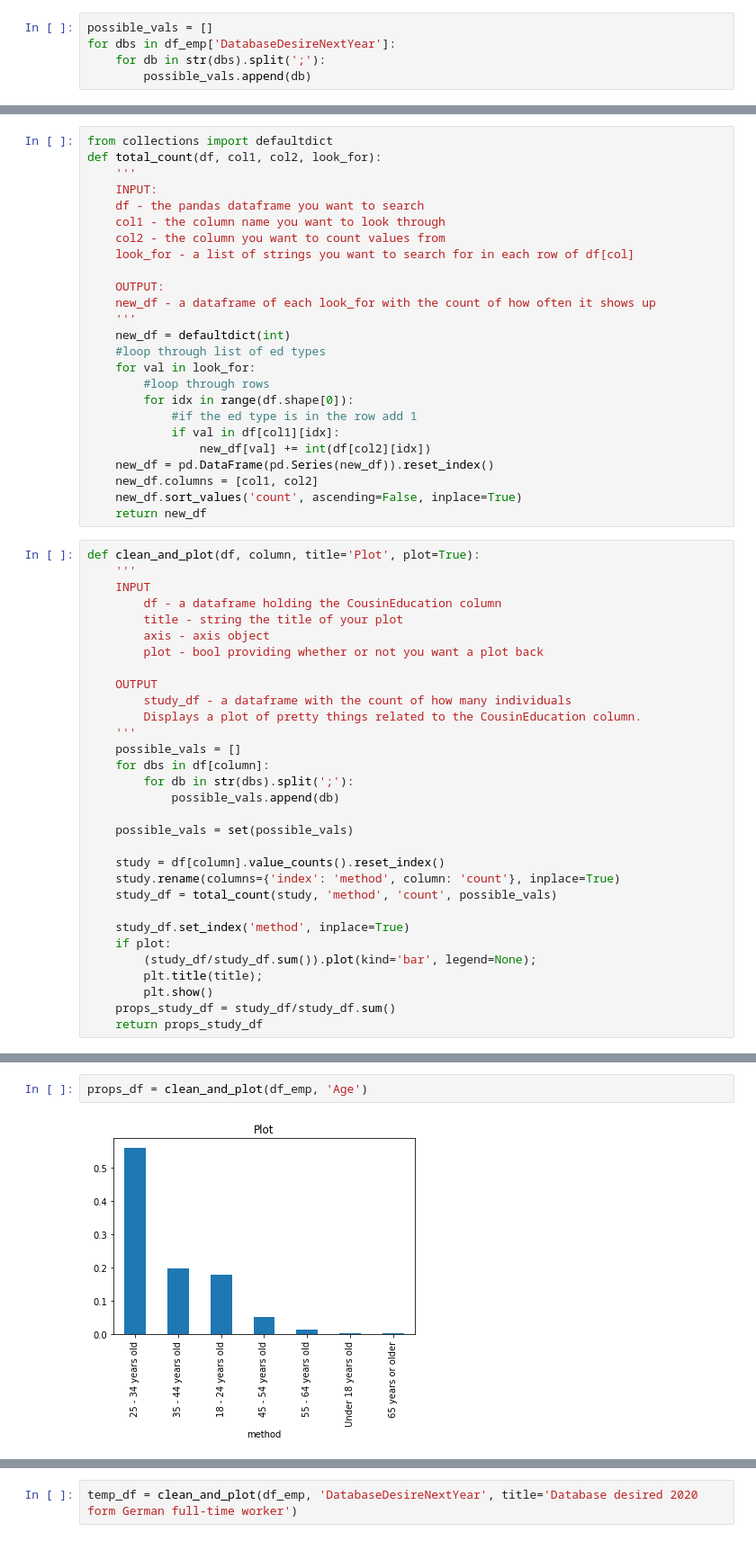
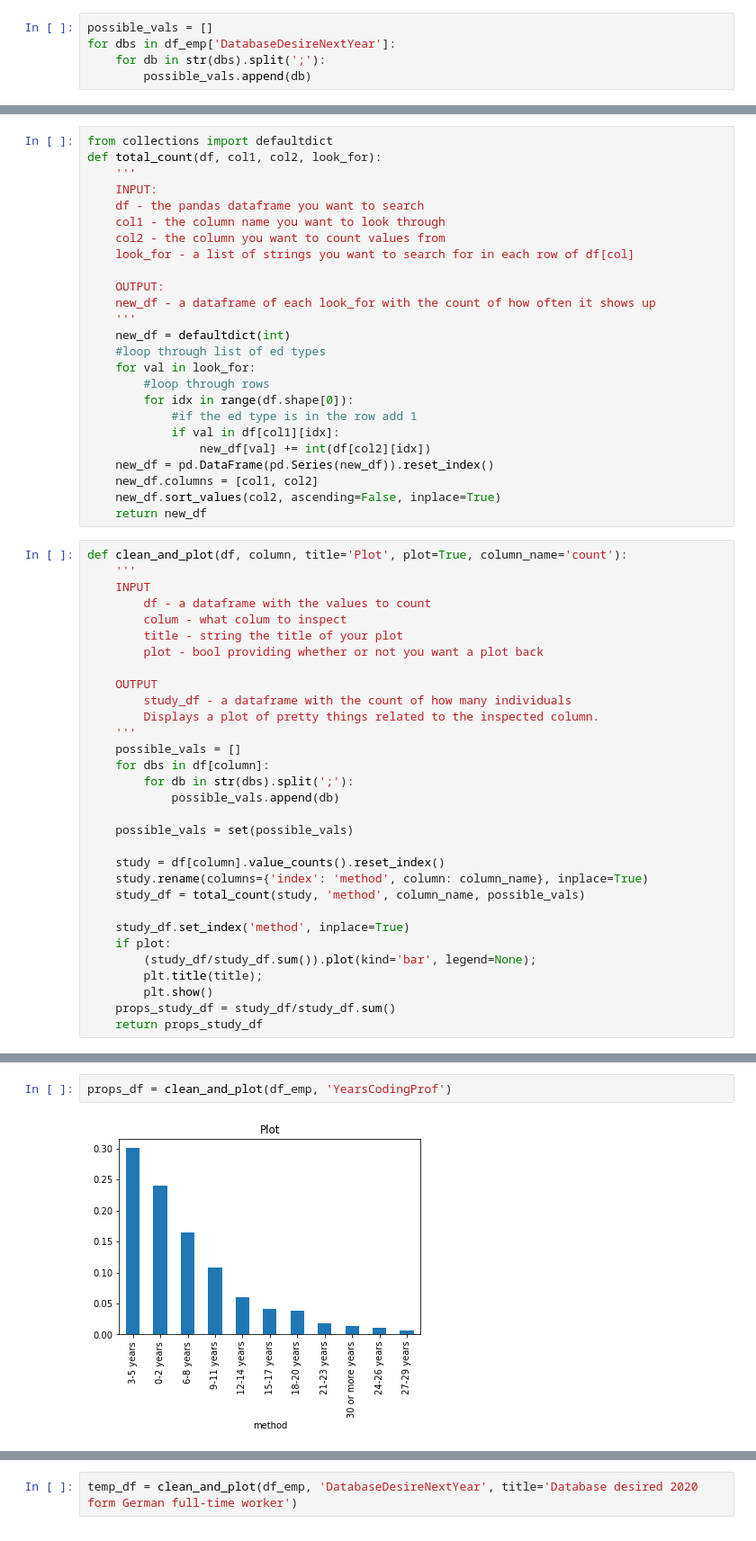
Before and after one commit to m444x/StackOverflow-Survey-2019, a Jupyter notebook: Stack Overflow Survey.ipynb, the cells around one changed output, grey strips where cells are left out. Shown: that part at 90% size. Saved outputs shown, nothing was run; the diff lists cells and outputs as text.

```diff
--- a/Stack Overflow Survey.ipynb
+++ b/Stack Overflow Survey.ipynb
@@ -353,20 +365,20 @@ def total_count(df, col1, col2, look_for):
                 new_df[val] += int(df[col2][idx])
     new_df = pd.DataFrame(pd.Series(new_df)).reset_index()
     new_df.columns = [col1, col2]
-    new_df.sort_values('count', ascending=False, inplace=True)
+    new_df.sort_values(col2, ascending=False, inplace=True)
     return new_df
 # %%
-def clean_and_plot(df, column, title='Plot', plot=True):
+def clean_and_plot(df, column, title='Plot', plot=True, column_name='count'):
     '''
     INPUT
-        df - a dataframe holding the CousinEducation column
+        df - a dataframe with the values to count
+        colum - what colum to inspect
         title - string the title of your plot
-        axis - axis object
         plot - bool providing whether or not you want a plot back
 
     OUTPUT
         study_df - a dataframe with the count of how many individuals
-        Displays a plot of pretty things related to the CousinEducation column.
+        Displays a plot of pretty things related to the inspected column.
     '''
     possible_vals = []
     for dbs in df[column]:
@@ -376,8 +388,8 @@ def clean_and_plot(df, column, title='Plot', plot=True):
     possible_vals = set(possible_vals)
 
     study = df[column].value_counts().reset_index()
-    study.rename(columns={'index': 'method', column: 'count'}, inplace=True)
-    study_df = total_count(study, 'method', 'count', possible_vals)
+    study.rename(columns={'index': 'method', column: column_name}, inplace=True)
+    study_df = total_count(study, 'method', column_name, possible_vals)
 
     study_df.set_index('method', inplace=True)
     if plot:
@@ -389,4 +403,4 @@ def clean_and_plot(df, column, title='Plot', plot=True):
 # %%
-props_df = clean_and_plot(df_emp, 'Age')
+props_df = clean_and_plot(df_emp, 'YearsCodingProf')
 # %% [output]
-[figure, old version]
+[figure, new version]
```
Also changed, not shown: parts of 59 cells of this notebook.
